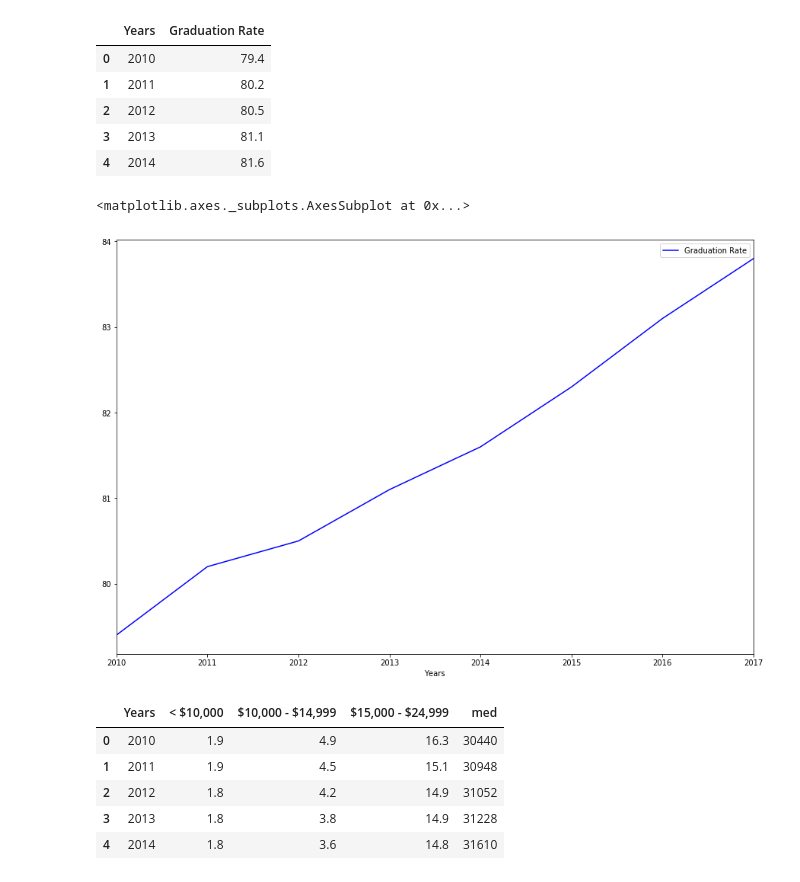
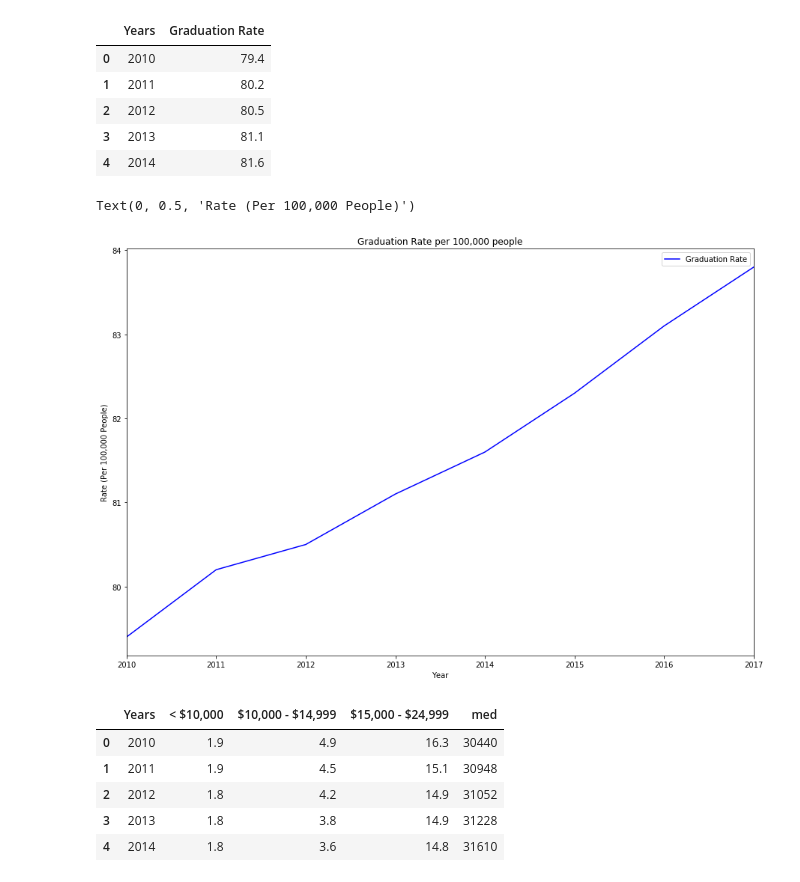
Before and after one commit to MikeAnderson89/National-Crime-Rate-Correlations, a Jupyter notebook: Chicago/Chicago_Stats.ipynb, the cells around one changed output. Drawn from its saved outputs; the diff is of its cells as text; code cells hidden in the pictures.

```diff
--- a/Chicago/Chicago_Stats.ipynb
+++ b/Chicago/Chicago_Stats.ipynb
@@ -57,10 +57,13 @@ Chicago_Graduation_Rates.head()
 # %%
 # Chicago_Graduation_Rates.columns.values
 # Chart Graduation Rates over time.
 Chicago_Graduation_Rates.plot(kind='line', x='\ufeffYears', y='Graduation Rate', figsize=(15,10), color='Blue')
+plt.title('Graduation Rate per 100,000 people')
+plt.xlabel('Year')
+plt.ylabel('Rate (Per 100,000 People)')
 # %% [output]
-<matplotlib.axes._subplots.AxesSubplot at 0x...>
+Text(0, 0.5, 'Rate (Per 100,000 People)')
-[figure, old version]
+[figure, new version]
 # %%
 Income_csv = "Chicago_Income_Rates.csv"
 
```
Also changed, not shown: parts of 3 cells of this notebook, 8 other files.
